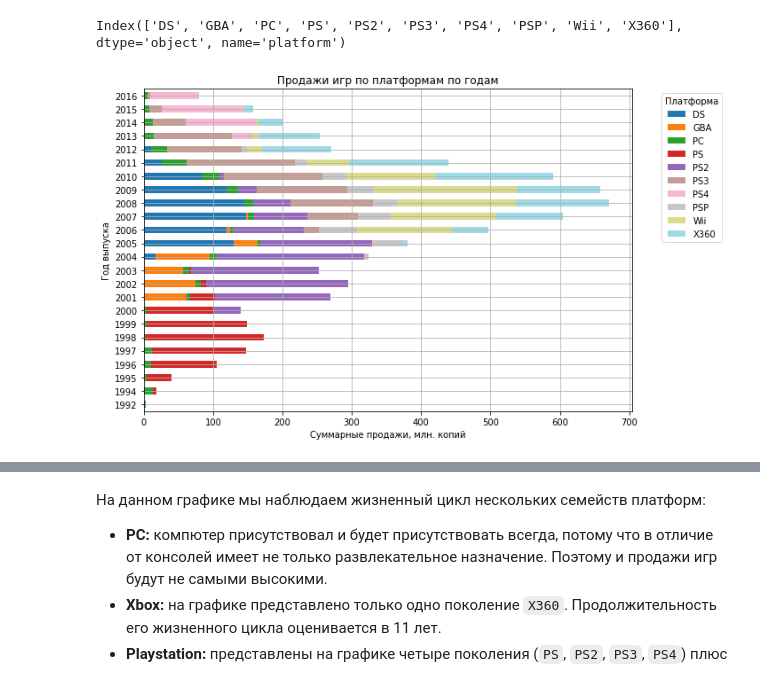
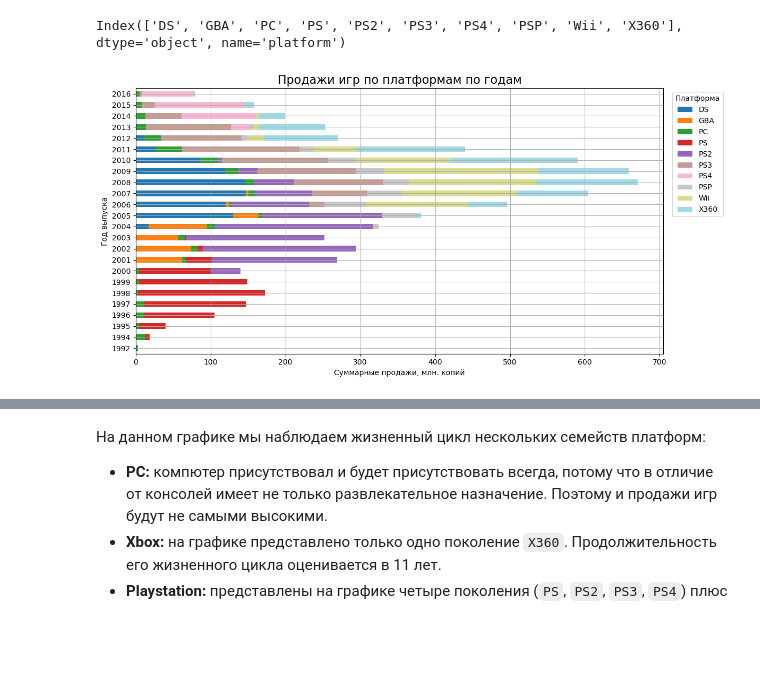
Before and after one commit to isDoroninMaksim/edu_projects, a Jupyter notebook: project_videogames.ipynb, the cells around one changed output, grey strips where cells are left out. Saved outputs shown, nothing was run; the diff lists cells and outputs as text; code cells hidden in the pictures; blank space fills up the shorter version.

```diff
--- a/project_videogames.ipynb
+++ b/project_videogames.ipynb
@@ -50,6 +49,6 @@ from scipy import stats as st
 # %%
 # записываем в переменную наш датафрейм из csv файла
 try:
-    data = pd.read_csv('/datasets/games.csv')
-except:
-    data = pd.read_csv('https://code.s3.yandex.net/datasets/games.csv')
+    data = pd.read_csv('games.csv')
+except FileNotFoundError:
+    data = pd.read_csv('data/games.csv')
@@ -496,18 +383,18 @@ Index(['DS', 'GBA', 'PC', 'PS', 'PS2', 'PS3', 'PS4', 'PSP', 'Wii', 'X360'], dtyp
 # %%
 (data
     .query('year_of_release > 1990 and platform in @top_platforms') # делаем срез с учетом года и платформы
     .pivot_table(index='year_of_release', columns='platform', values='total_sales', aggfunc='sum') # каждый столбец это платформа
     .fillna(0) # заполним пропуски 0
-    .plot(kind='barh', stacked=True, figsize=(10, 6), colormap='tab20')
+    .plot(kind='barh', stacked=True, figsize=(12, 6), colormap='tab20')
 )
 
-plt.title('Продажи игр по платформам по годам')
+plt.title('Продажи игр по платформам по годам', fontsize=16)
 plt.ylabel('Год выпуска')
 plt.xlabel('Суммарные продажи, млн. копий')
-plt.legend(title='Платформа', bbox_to_anchor=(1.05, 1), loc='upper left')
+plt.legend(title='Платформа', bbox_to_anchor=(1.01, 1), loc='upper left')
 
 plt.tight_layout()
 plt.grid(True)
 plt.show()
 # %% [output]
-[figure, old version]
+[figure, new version]
```
Also changed, not shown: parts of 51 cells of this notebook, 1 other file.
